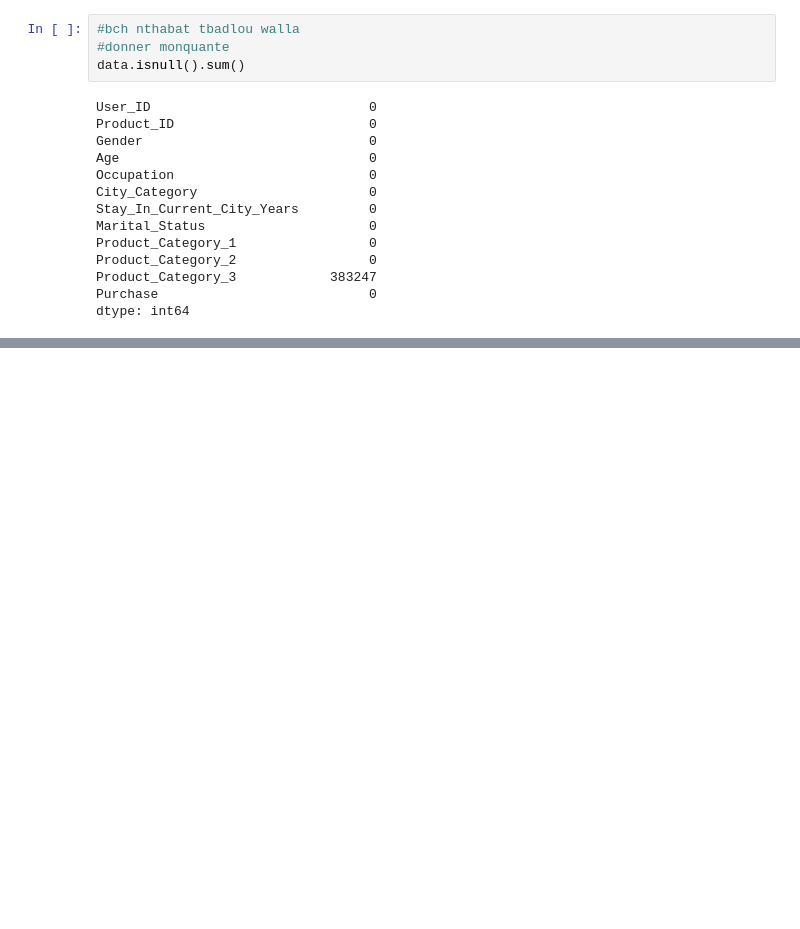
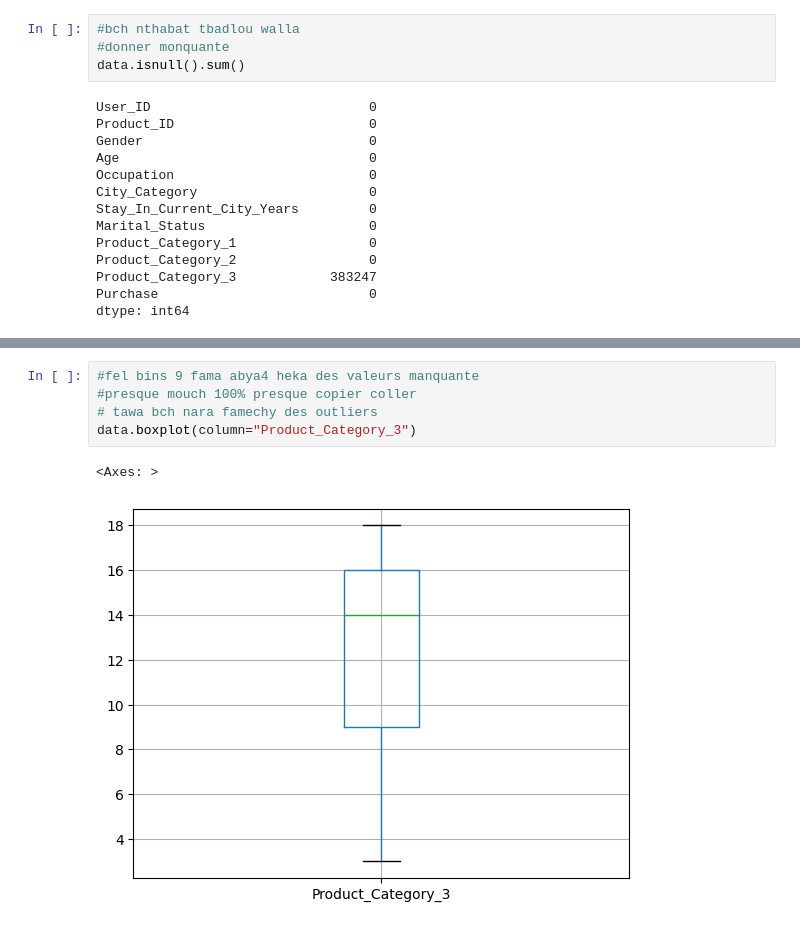
Before and after one commit to zouhourabdelli123/datascience, a Jupyter notebook: ds.ipynb, the cells around one changed output, grey strips where cells are left out. Drawn from its saved outputs; the diff is of its cells as text; blank space fills up the shorter version.

```diff
--- a/ds.ipynb
+++ b/ds.ipynb
@@ -109,0 +132,8 @@ dtype: int64
+# %%
+#fel bins 9 fama abya4 heka des valeurs manquante
+#presque mouch 100% presque copier coller
+# tawa bch nara famechy des outliers
+data.boxplot(column="Product_Category_3")
+# %% [output]
+<Axes: >
+[figure, added]
```
Also changed, not shown: parts of 4 cells of this notebook.
